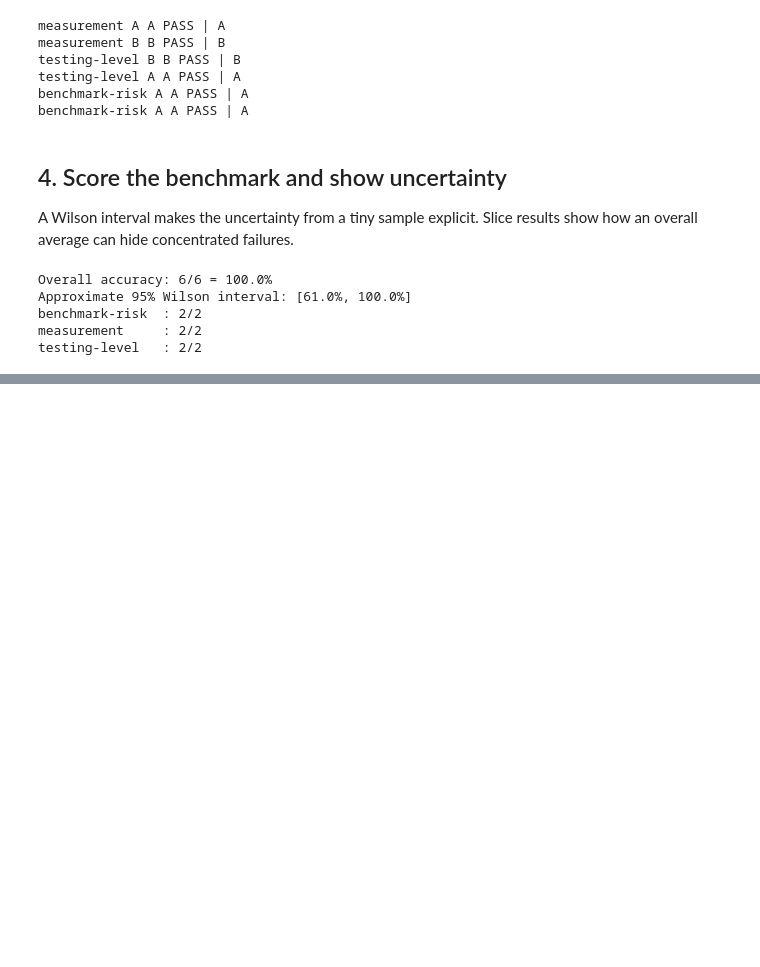
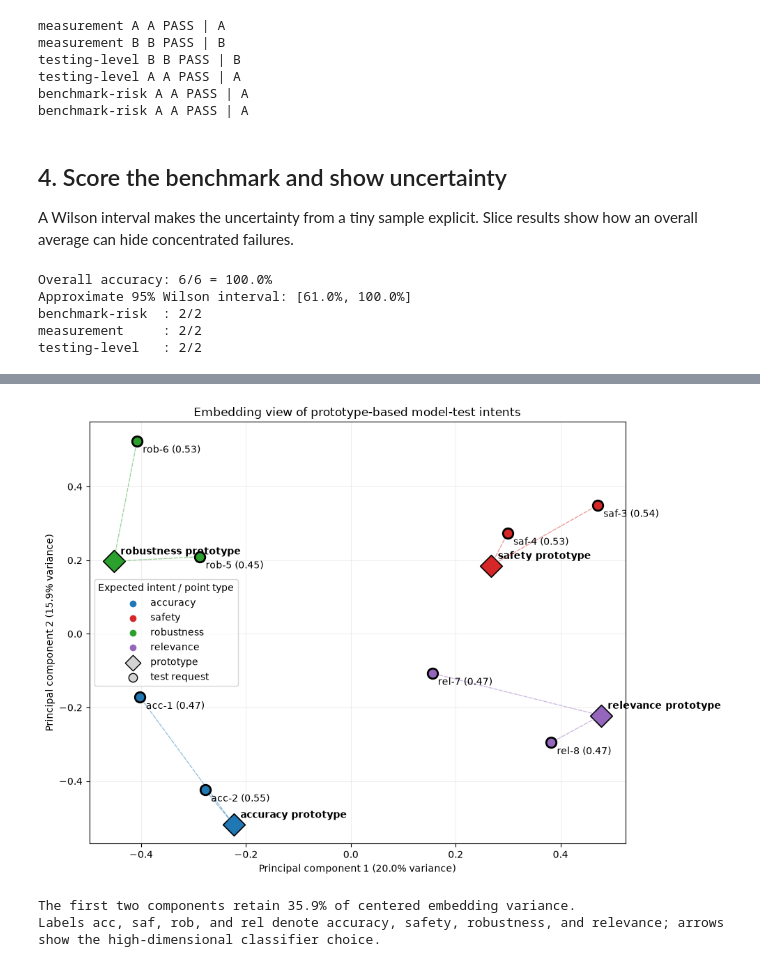
Before and after one commit to jphall663/GWU_LLM, a Jupyter notebook: lecture/lec_7/benchmark_embeddings.ipynb, the cells around one changed output, grey strips where cells are left out. Drawn from its saved outputs; the diff is of its cells as text; code cells hidden in the pictures; blank space fills up the shorter version.

```diff
--- a/lecture/lec_7/benchmark_embeddings.ipynb
+++ b/lecture/lec_7/benchmark_embeddings.ipynb
@@ -40,7 +41,7 @@ questions = [
     {'slice': 'measurement', 'question': 'A test can be repeatable but consistently measure the wrong proxy. What is most directly missing?', 'choices': ['A. Latency', 'B. Validity', 'C. Throughput', 'D. Compression'], 'answer': 'B'},
     {'slice': 'testing-level', 'question': 'Which level deliberately asks motivated testers to defeat safeguards?', 'choices': ['A. Model testing', 'B. Red teaming', 'C. Field testing', 'D. Unit conversion'], 'answer': 'B'},
     {'slice': 'testing-level', 'question': 'Which level studies representative users and downstream actions in realistic settings?', 'choices': ['A. Field testing', 'B. Static linting', 'C. Tokenization', 'D. Pretraining'], 'answer': 'A'},
-    {'slice': 'benchmark-risk', 'question': 'When public test items enter model-development data, what threatens the score?', 'choices': ['A. Contamination', 'B. Encryption', 'C. Quantization', 'D. Caching'], 'answer': 'A'},
+    {'slice': 'benchmark-risk', 'question': 'When public test items enter model-development data, what threatens the validity of subsequent benchmark measurements?', 'choices': ['A. Contamination', 'B. Encryption', 'C. Quantization', 'D. Caching'], 'answer': 'A'},
     {'slice': 'benchmark-risk', 'question': 'Optimizing a metric until it stops representing the goal illustrates what risk?', 'choices': ['A. Goodhart pressure', 'B. Bagging', 'C. Token budgeting', 'D. Distillation'], 'answer': 'A'},
 ]
 print(f'{len(questions)} benchmark items across {len({q["slice"] for q in questions})} slices')
@@ -157,0 +161,55 @@ The benchmark demonstrates protocol, parsing, uncertainty, and slices; it is too
+# %%
+# 6. Visualize the embedding space
+# Centering followed by a thin SVD gives a deterministic two-dimensional PCA view.
+# Its cost is O(n d min(n, d)) for n texts with d embedding dimensions.
+centered_vectors = vectors - vectors.mean(axis=0, keepdims=True)
+_, singular_values, right_vectors = np.linalg.svd(centered_vectors, full_matrices=False)
+coordinates = centered_vectors @ right_vectors[:2].T
+explained_variance = singular_values**2 / (len(vectors) - 1)
+explained_ratio = explained_variance / explained_variance.sum()
+
+colors = {
+    'accuracy': '#1f77b4',
+    'safety': '#d62728',
+    'robustness': '#2ca02c',
+    'relevance': '#9467bd',
+}
+short_labels = [f'{intent[:3]}-{index + 1}' for index, (intent, _) in enumerate(test_requests)]
+
+fig, ax = plt.subplots(figsize=(10, 7))
+for index, name in enumerate(prototype_names):
+    x, y = coordinates[index]
+    ax.scatter(x, y, s=260, marker='D', color=colors[name], edgecolor='black', linewidth=1.2, zorder=3)
+    ax.annotate(f'{name} prototype', (x, y), xytext=(7, 7), textcoords='offset points', weight='bold')
+
+for index, ((expected, predicted, similarity, _), label) in enumerate(zip(embedding_results, short_labels)):
+    request_index = len(prototype_names) + index
+    x, y = coordinates[request_index]
+    prototype_index = prototype_names.index(predicted)
+    prototype_x, prototype_y = coordinates[prototype_index]
+    # The arrow records the actual cosine-similarity decision, not a 2-D nearest neighbor.
+    ax.annotate('', xy=(prototype_x, prototype_y), xytext=(x, y),
+                arrowprops={'arrowstyle': '->', 'color': colors[predicted], 'alpha': 0.45, 'linestyle': '--'})
+    edgecolor = 'black' if expected == predicted else '#ffbf00'
+    ax.scatter(x, y, s=110, color=colors[expected], edgecolor=edgecolor, linewidth=2, zorder=4)
+    ax.annotate(f'{label} ({similarity:.2f})', (x, y), xytext=(6, -12), textcoords='offset points')
+
+for name, color in colors.items():
+    ax.scatter([], [], color=color, label=name)
+ax.scatter([], [], s=130, marker='D', color='lightgray', edgecolor='black', label='prototype')
+ax.scatter([], [], s=80, color='lightgray', edgecolor='black', label='test request')
+ax.set(
+    title='Embedding view of prototype-based model-test intents',
+    xlabel=f'Principal component 1 ({explained_ratio[0]:.1%} variance)',
+    ylabel=f'Principal component 2 ({explained_ratio[1]:.1%} variance)',
+)
+ax.legend(title='Expected intent / point type', loc='best')
+ax.grid(alpha=0.2)
+fig.tight_layout()
+plt.show()
+print(f'The first two components retain {explained_ratio[:2].sum():.1%} of centered embedding variance.')
+print('Labels acc, saf, rob, and rel denote accuracy, safety, robustness, and relevance; arrows show the high-dimensional classifier choice.')
+# %% [output]
+[figure, added]
+The first two components retain 35.9% of centered embedding variance.
+Labels acc, saf, rob, and rel denote accuracy, safety, robustness, and relevance; arrows show the high-dimensional classifier choice.
```
Also changed, not shown: parts of 6 cells of this notebook, 5 other files.
